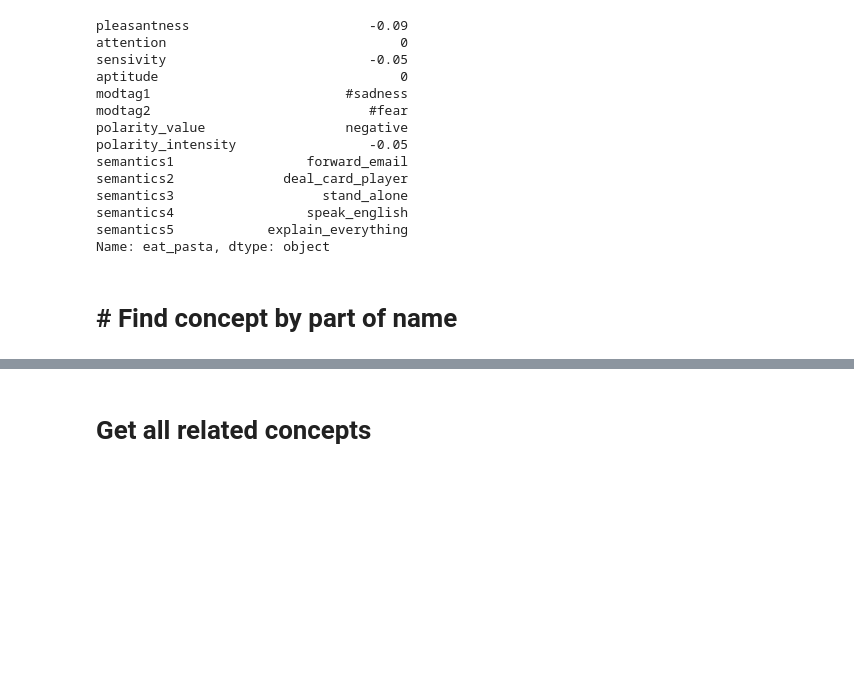
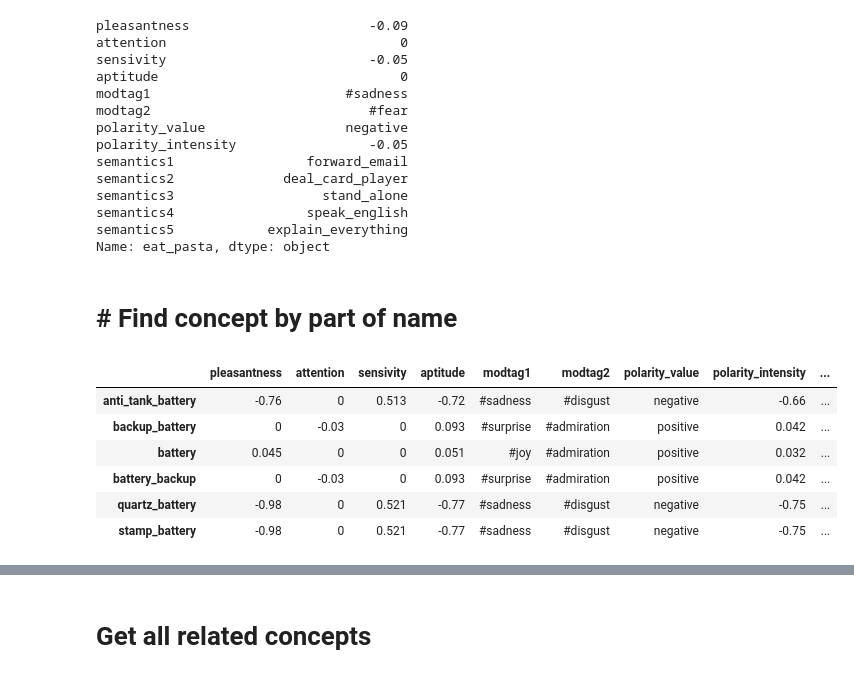
Before and after one commit to laugustyniak/discourse_summarization, a Jupyter notebook: notebooks/sentic.io.ipynb, the cells around one changed output, grey strips where cells are left out. Saved outputs shown, nothing was run; the diff lists cells and outputs as text; code cells hidden in the pictures; blank space fills up the shorter version.

Commit message:
sentic test if concept are extracted properly

```diff
--- a/notebooks/sentic.io.ipynb
+++ b/notebooks/sentic.io.ipynb
@@ -151,6 +168,16 @@ Name: eat_pasta, dtype: object
 # %%
 def get_concept_by_partname(partname):
     return sentic_df[sentic_df.index.str.contains(partname)].sort_index()
+# %%
+get_concept_by_partname('battery')
+# %% [output]
+|  | pleasantness | attention | sensivity | aptitude | modtag1 | modtag2 | polarity_value | polarity_intensity | ... |
+| anti_tank_battery | -0.76 | 0 | 0.513 | -0.72 | #sadness | #disgust | negative | -0.66 | ... |
+| backup_battery | 0 | -0.03 | 0 | 0.093 | #surprise | #admiration | positive | 0.042 | ... |
+| battery | 0.045 | 0 | 0 | 0.051 | #joy | #admiration | positive | 0.032 | ... |
+| battery_backup | 0 | -0.03 | 0 | 0.093 | #surprise | #admiration | positive | 0.042 | ... |
+| quartz_battery | -0.98 | 0 | 0.521 | -0.77 | #sadness | #disgust | negative | -0.75 | ... |
+| stamp_battery | -0.98 | 0 | 0.521 | -0.77 | #sadness | #disgust | negative | -0.75 | ... |
 # %%
 get_concept_by_partname('^eat_')
 # %% [output]
```
Also changed, not shown: parts of 10 cells of this notebook, 1 other file.
